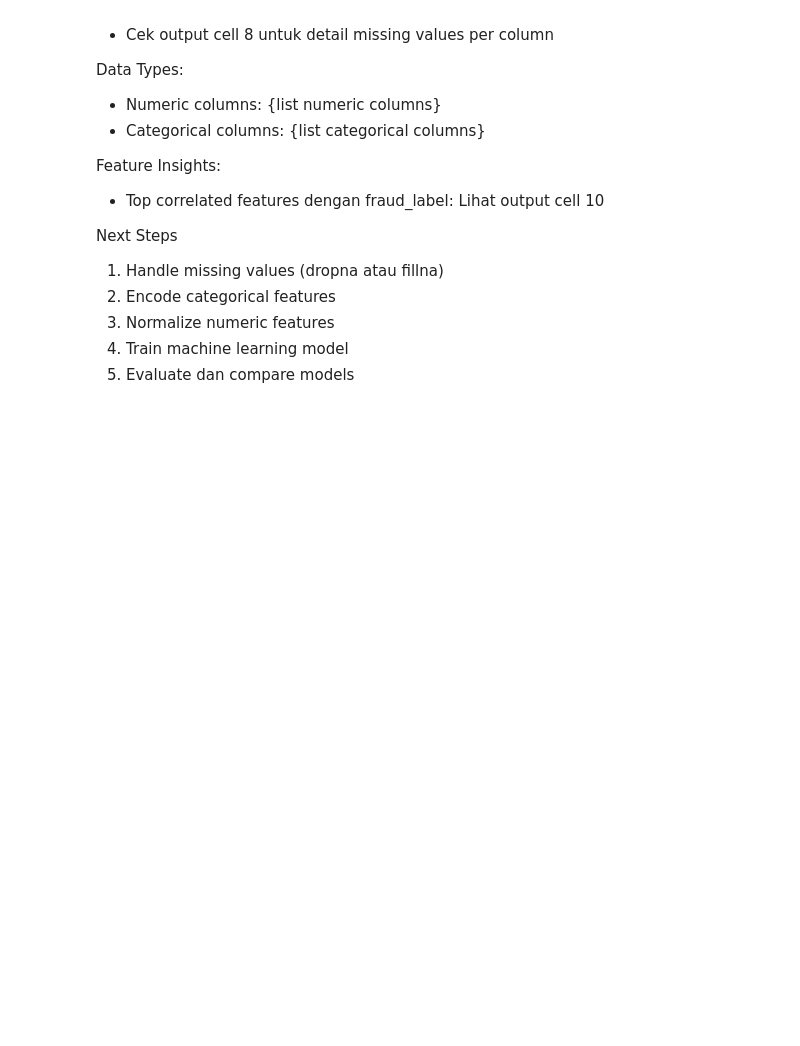
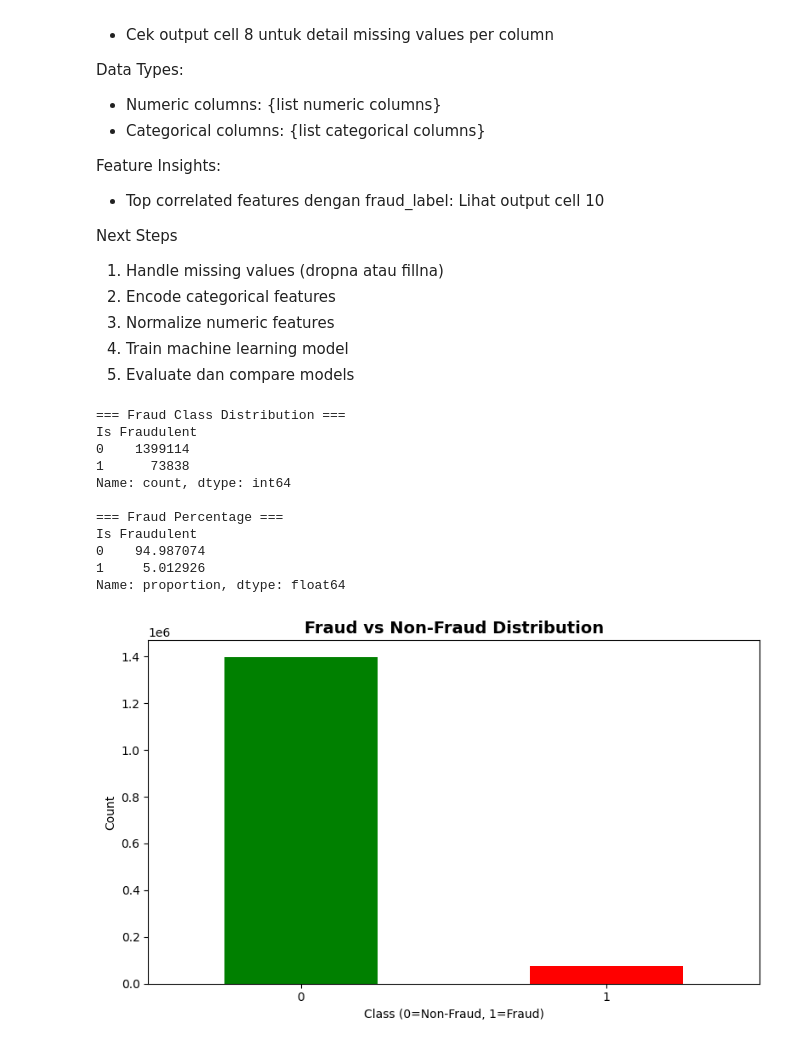
Before and after one commit to fayz1905/ecommerce-scam-detection, a Jupyter notebook: notebooks/01_load_and_explore_data.ipynb, the cells around one changed output. Saved outputs shown, nothing was run; the diff lists cells and outputs as text; code cells hidden in the pictures; blank space fills up the shorter version.

Commit message:
feat: complete EDA - add class distribution, correlation analysis, and summary

```diff
--- a/notebooks/01_load_and_explore_data.ipynb
+++ b/notebooks/01_load_and_explore_data.ipynb
@@ -263,3 +263,44 @@ Next Steps
 3. Normalize numeric features
 4. Train machine learning model
 5. Evaluate dan compare models
+# %%
+# Class Distribution Analysis
+import pandas as pd
+import numpy as np
+import matplotlib.pyplot as plt
+import seaborn as sns
+
+df = pd.read_csv('../data/Fraudulent_E-Commerce_Transaction_Data.csv')
+
+fraud_column = 'Is Fraudulent'
+
+if fraud_column in df.columns:
+    print("=== Fraud Class Distribution ===")
+    print(df[fraud_column].value_counts())
+    print("\n=== Fraud Percentage ===")
+    print(df[fraud_column].value_counts(normalize=True) * 100)
+
+    # Visualisasi
+    plt.figure(figsize=(8, 5))
+    df[fraud_column].value_counts().plot(kind='bar', color=['green', 'red'])
+    plt.title('Fraud vs Non-Fraud Distribution', fontsize=14, fontweight='bold')
+    plt.xlabel('Class (0=Non-Fraud, 1=Fraud)')
+    plt.ylabel('Count')
+    plt.xticks(rotation=0)
+    plt.tight_layout()
+    plt.show()
+else:
+    print(f"Column '{fraud_column}' not found in dataframe")
+# %% [output]
+=== Fraud Class Distribution ===
+Is Fraudulent
+0    1399114
+1      73838
+Name: count, dtype: int64
+
+=== Fraud Percentage ===
+Is Fraudulent
+0    94.987074
+1     5.012926
+Name: proportion, dtype: float64
+[figure, added]
```
Also changed, not shown: parts of 4 cells of this notebook.
